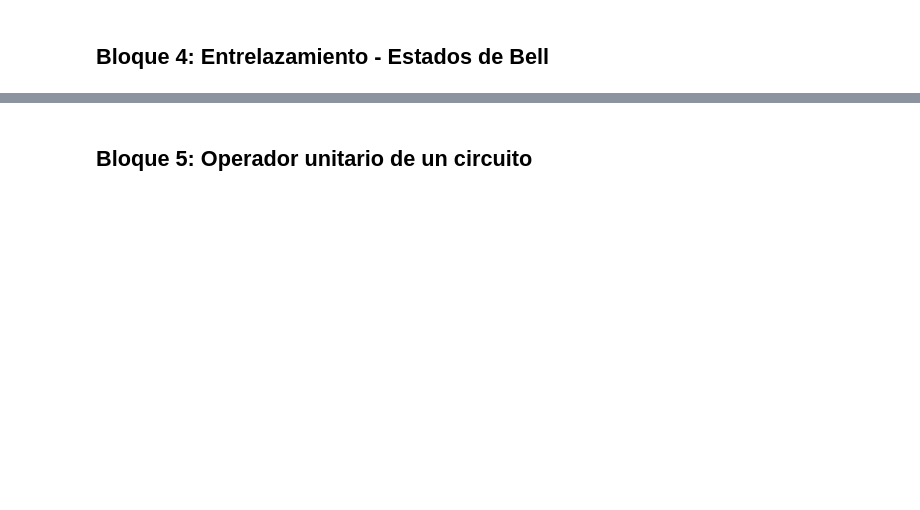
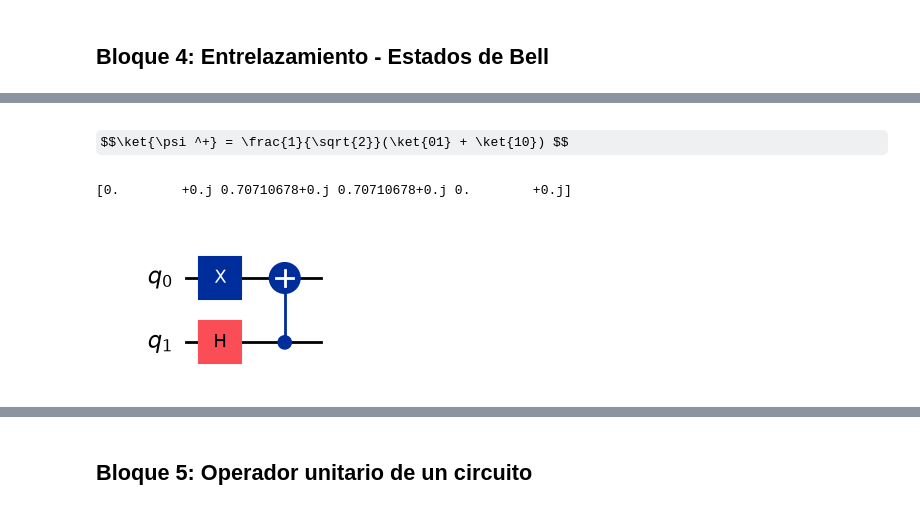
Before and after one commit to zhengzhu14/quantum_circuit_lab, a Jupyter notebook: Pr1/pr1.ipynb, the cells around one changed output, grey strips where cells are left out. Saved outputs shown, nothing was run; the diff lists cells and outputs as text; code cells hidden in the pictures; some formulas as TeX source; blank space fills up the shorter version.

```diff
--- a/Pr1/pr1.ipynb
+++ b/Pr1/pr1.ipynb
@@ -132,0 +765,13 @@ donde $CNOT_{i, j}$ indica que el qubit $i$ es el control y $j$ es el target. Co
+# %% [markdown]
+$$\ket{\psi ^+} = \frac{1}{\sqrt{2}}(\ket{01} + \ket{10}) $$
+# %%
+psi2 = QuantumCircuit(2)
+psi2.x(0)
+psi2.h(1)
+psi2.cx(1, 0)
+
+print(Statevector(psi2).data)
+psi2.draw('mpl')
+# %% [output]
+[0.        +0.j 0.70710678+0.j 0.70710678+0.j 0.        +0.j]
+[figure, added]
```
Also changed, not shown: parts of 60 cells of this notebook, 3 other files.
